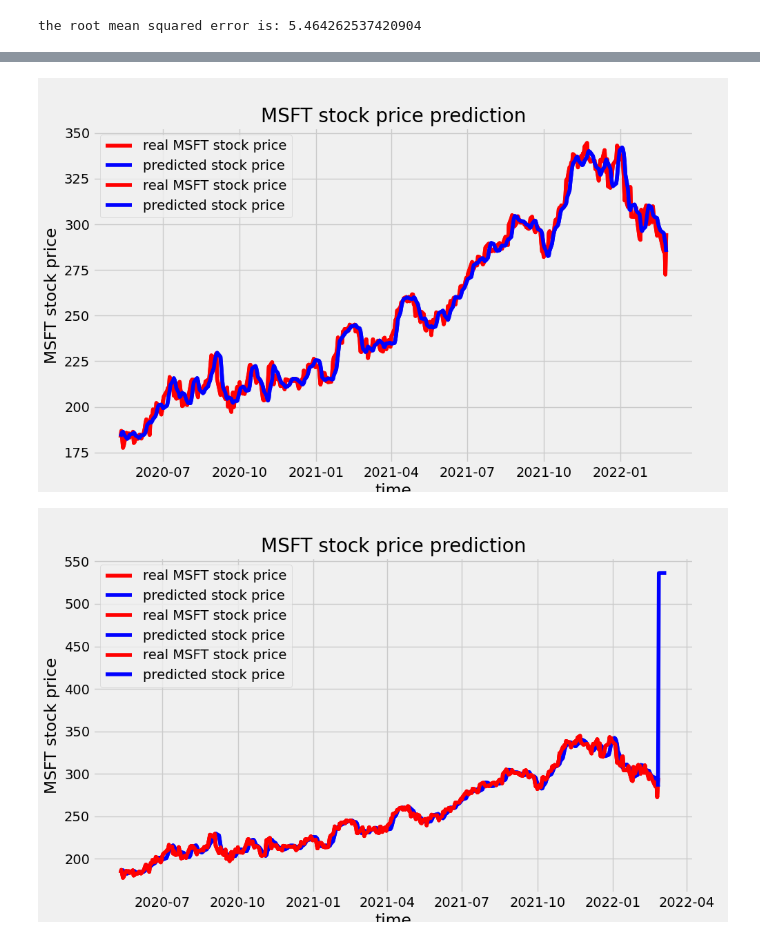
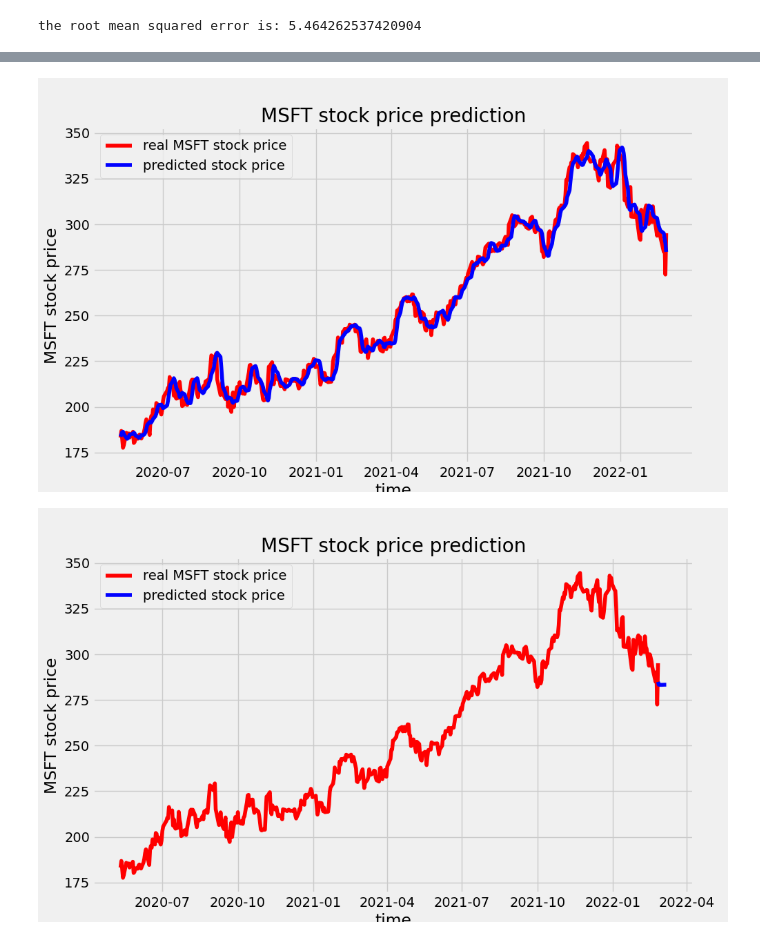
Before and after one commit to amangalampalli/stock-market-predictions, a Jupyter notebook: stock_market_predictions/forecasting/prediction/MSFT-LSTM.ipynb, the cells around one changed output, grey strips where cells are left out. Drawn from its saved outputs; the diff is of its cells as text; code cells hidden in the pictures.

Commit message:
optimized more, but model prediction working

```diff
--- a/stock_market_predictions/forecasting/prediction/MSFT-LSTM.ipynb
+++ b/stock_market_predictions/forecasting/prediction/MSFT-LSTM.ipynb
@@ -117,8 +111,8 @@ predicted_df.plot(label='Predicted')
 <AxesSubplot:xlabel='Date'>
 [figure]
 # %%
-def plot_predictions(test, predicted):
-    plt.figure(4, figsize=(10,6))
+def plot_predictions(test, predicted, figure_number):
+    plt.figure(figure_number, figsize=(10,6))
     plt.plot(test, color="red", label="real MSFT stock price")
     plt.plot(predicted, color="blue", label="predicted stock price")
     plt.title("MSFT stock price prediction")
@@ -127,7 +121,7 @@ def plot_predictions(test, predicted):
     plt.legend()
     plt.show()
 
-plot_predictions(test_set, predicted_df)
+plot_predictions(test_set, predicted_df, 4)
 # %% [output]
 [figure]
 # %%
@@ -168,6 +162,8 @@ def get_last_60_days_data():
     for x in future_predictions:
         last_60_days_data.loc[last_60_days_data.index[-1] + pd.Timedelta(days=1)] = x
     temp_df = last_60_days_data
+    # transformer the dataframe
+    last_60_days_data = transformer.transform(last_60_days_data)
     # convert last_60_days_data to a numpy array and return it
     return np.array(last_60_days_data)
 
@@ -195,7 +191,8 @@ future_predictions_df.plot(label='Predicted', figsize=(10,6))
 # %%
 # Plot future_predictions_df alongside test and predicted
-plot_predictions(test_set, predicted_df)
-plot_predictions(test_set, future_predictions_df)
+plot_predictions(test_set, predicted_df, 6)
+plot_predictions(test_set, future_predictions_df, 7)
+plot_predictions(predicted_df, future_predictions_df, 8)
 # %% [output]
-[figure, old version]
+[figure, new version]
-[figure, old version]
+[figure, new version]
```
Also changed, not shown: parts of 6 cells of this notebook, 1 other file.
